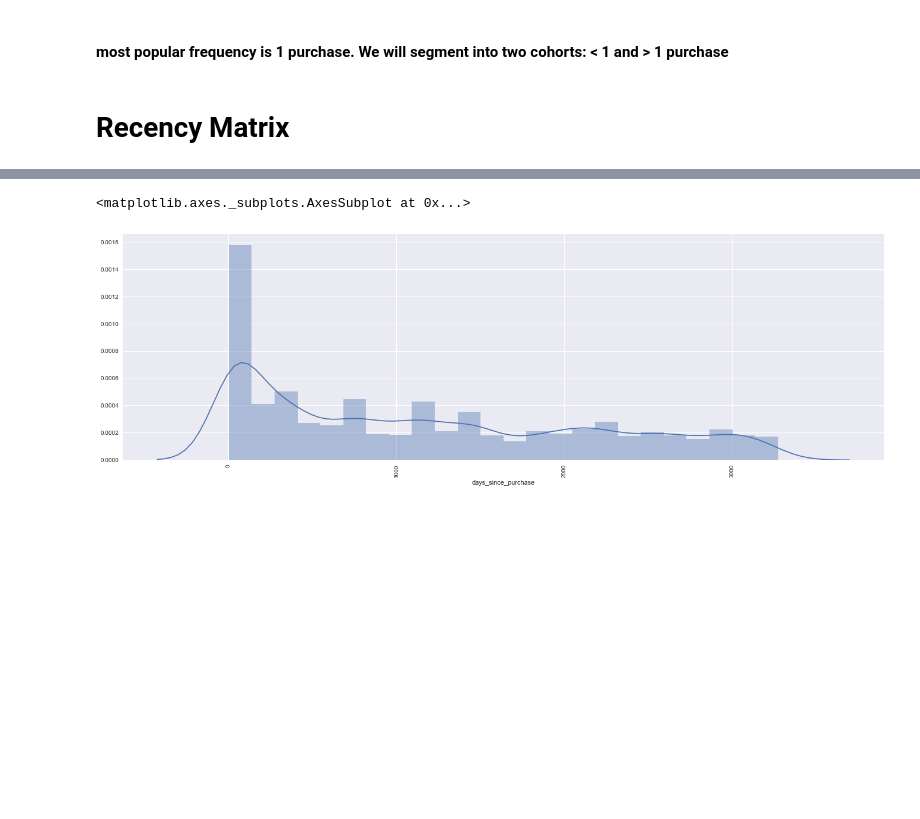
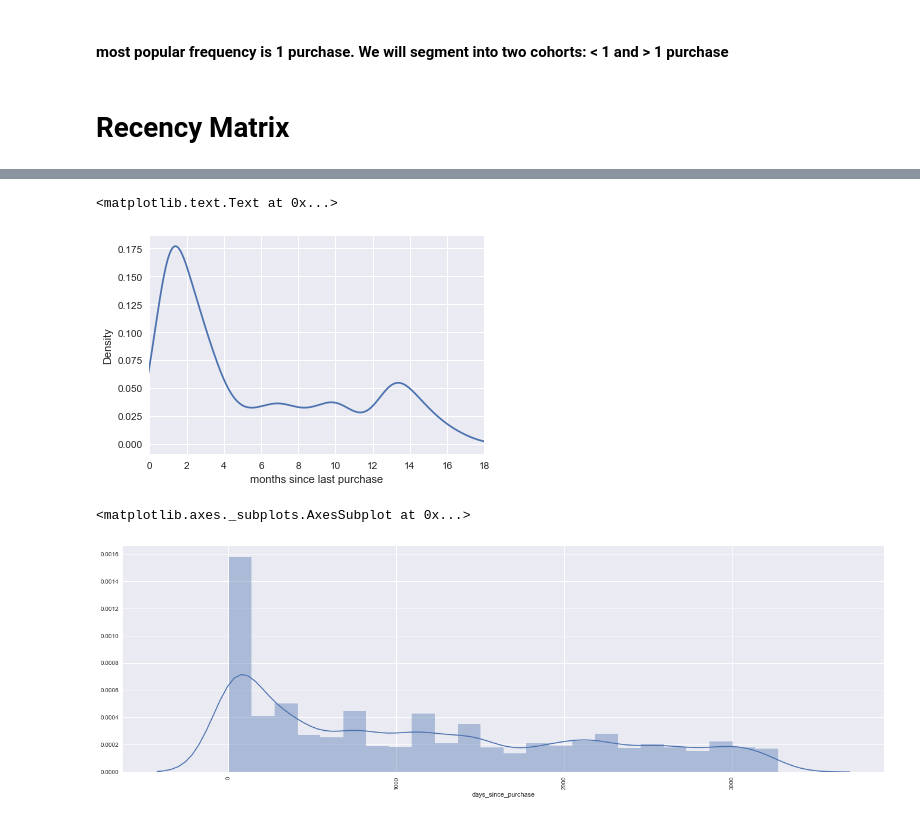
Before and after one commit to jonhilgart22/Galvanize-Data-Leadership, a Jupyter notebook: week5-MCM-CLV/Team-8-Markov-Chains_v2.ipynb, the cells around one changed output, grey strips where cells are left out. Cells and saved outputs as stored; diff of their text form; code cells hidden in the pictures; blank space fills up the shorter version.

```diff
--- a/week5-MCM-CLV/Team-8-Markov-Chains_v2.ipynb
+++ b/week5-MCM-CLV/Team-8-Markov-Chains_v2.ipynb
@@ -374,2 +374,8 @@ recency_df.head()
+# %%
+recency_df.months_since_purchase[recency_df.months_since_purchase<18].plot(kind='kde',xlim=[0,18])
+plt.xlabel('months since last purchase')
+# %% [output]
+<matplotlib.text.Text at 0x...>
+[figure, added]
 # %%
 plt.figure(figsize=(23,7))
```
Also changed, not shown: parts of 16 cells of this notebook.
